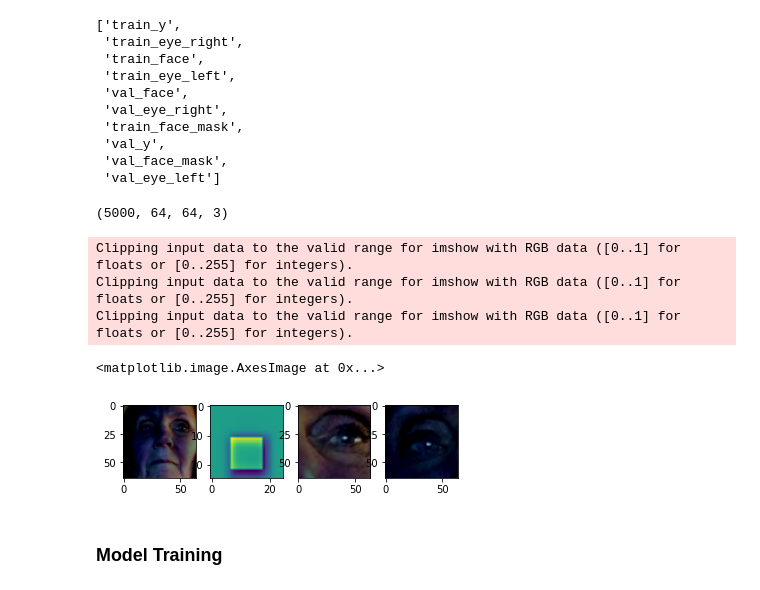
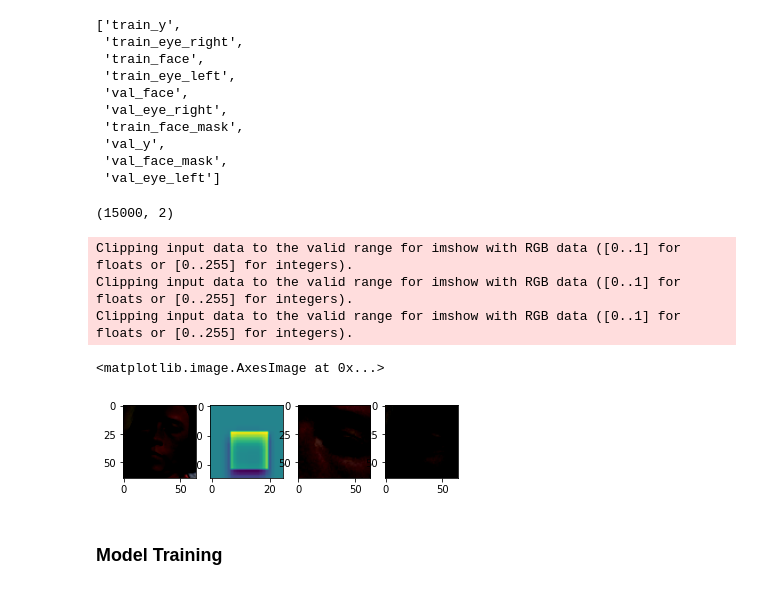
Before and after one commit to saquibali7/EyeGazing, a Jupyter notebook: EyeGazing.ipynb, the cells around one changed output. Saved outputs shown, nothing was run; the diff lists cells and outputs as text; code cells hidden in the pictures.

Commit message:
Model training2

```diff
--- a/EyeGazing.ipynb
+++ b/EyeGazing.ipynb
@@ -378 +378,11 @@ def normalize(data):
+# %%
+train_face = normalize(dataset['train_face'][:15000])
+train_left_eye = normalize(dataset['train_eye_left'][:15000])
+train_right_eye= normalize(dataset['train_eye_right'][:15000])
+train_face_mask = normalize(dataset['train_face_mask'][:15000])
+train_y = dataset['train_y'][:15000].astype('float32')
+# %%
+train_y.shape
+# %% [output]
+(15000, 2)
 # %%
@@ -384,24 +394,20 @@ y = dataset['val_y'].astype('float32')
-# %%
-left_eye.shape
-# %% [output]
-(5000, 64, 64, 3)
 # %%
-idx = randint(0,len(face))
+idx = randint(0,len(train_face))
 
 plt.subplot(1,4,1)
-plt.imshow(face[idx])
+plt.imshow(train_face[idx])
 plt.subplot(1,4,2)
-plt.imshow(face_mask[idx])
+plt.imshow(train_face_mask[idx])
 plt.subplot(1,4,3)
-plt.imshow(left_eye[idx])
+plt.imshow(train_left_eye[idx])
 plt.subplot(1,4,4)
-plt.imshow(right_eye[idx])
+plt.imshow(train_right_eye[idx])
 # %% [output]
 Clipping input data to the valid range for imshow with RGB data ([0..1] for floats or [0..255] for integers).
 Clipping input data to the valid range for imshow with RGB data ([0..1] for floats or [0..255] for integers).
 Clipping input data to the valid range for imshow with RGB data ([0..1] for floats or [0..255] for integers).
 <matplotlib.image.AxesImage at 0x...>
-[figure, old version]
+[figure, new version]
 # %% [markdown]
 ### Model Training
 # %%
```
Also changed, not shown: parts of 16 cells of this notebook.
